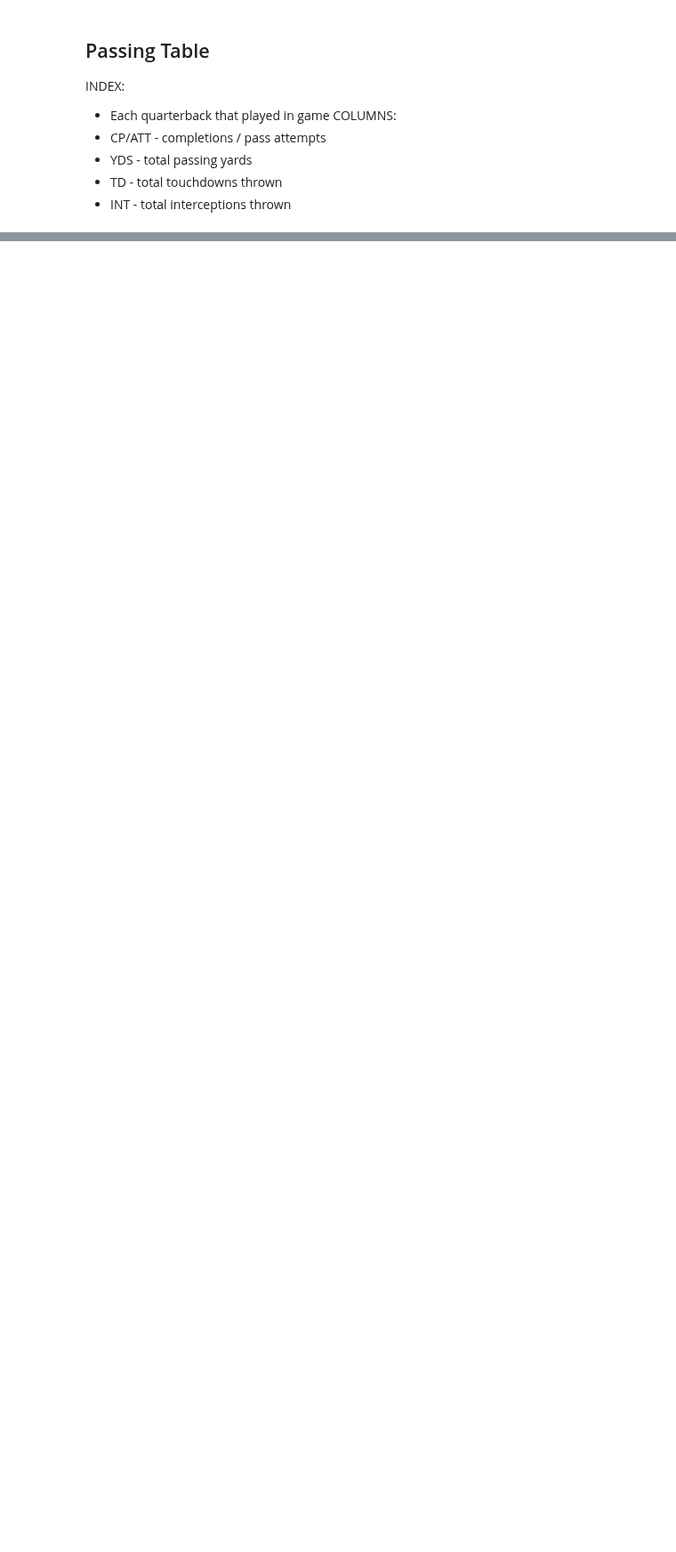
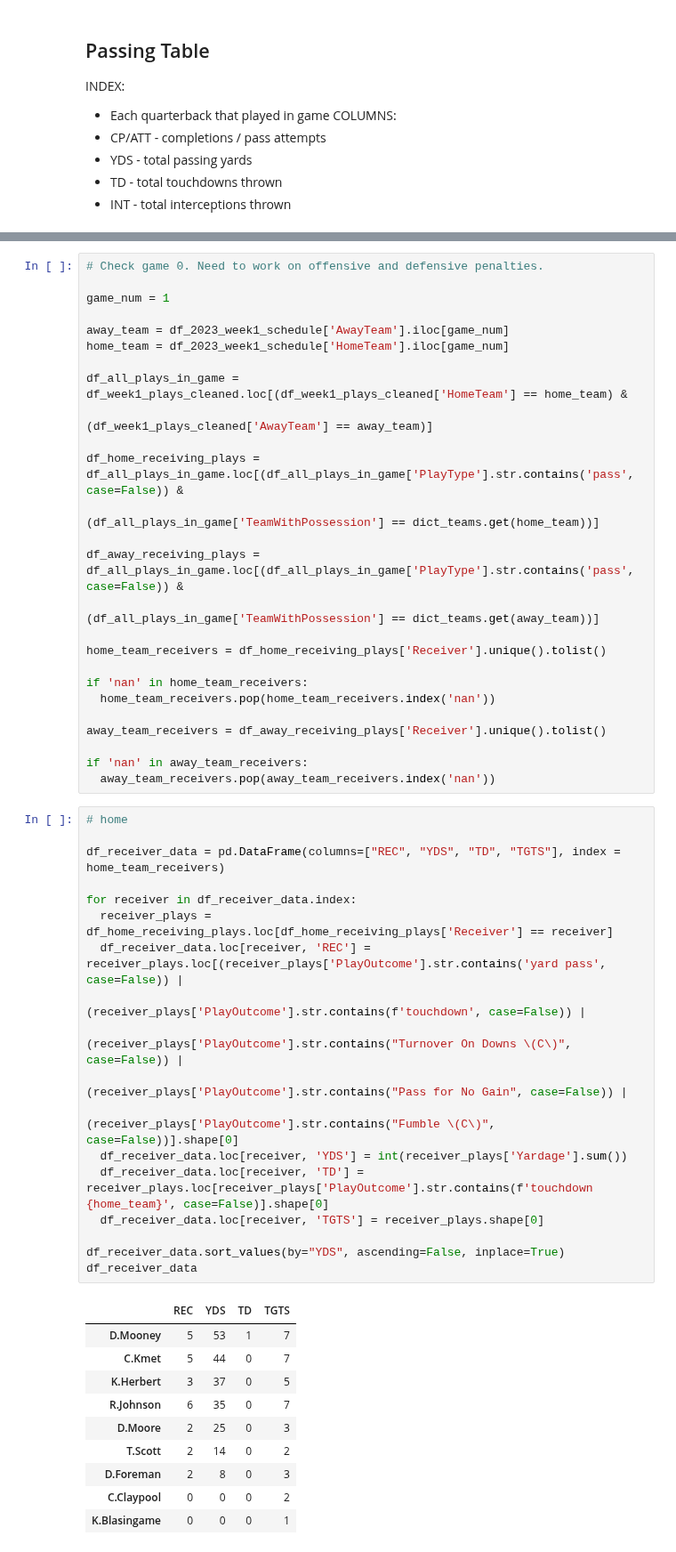
Before and after one commit to KeoniM/NFL_Data_Cleaning, a Jupyter notebook: NFL_Plays_Week1_2023.ipynb, the cells around one changed output, grey strips where cells are left out. Shown at 89% size. Drawn from its saved outputs; the diff is of its cells as text; blank space fills up the shorter version.

```diff
--- a/NFL_Plays_Week1_2023.ipynb
+++ b/NFL_Plays_Week1_2023.ipynb
@@ -4720,0 +4686,55 @@ df_all_plays_in_game['PlayDescription'].loc[337]
+# %%
+# Check game 0. Need to work on offensive and defensive penalties.
+
+game_num = 1
+
+away_team = df_2023_week1_schedule['AwayTeam'].iloc[game_num]
+home_team = df_2023_week1_schedule['HomeTeam'].iloc[game_num]
+
+df_all_plays_in_game = df_week1_plays_cleaned.loc[(df_week1_plays_cleaned['HomeTeam'] == home_team) &
+                                                  (df_week1_plays_cleaned['AwayTeam'] == away_team)]
+
+df_home_receiving_plays = df_all_plays_in_game.loc[(df_all_plays_in_game['PlayType'].str.contains('pass', case=False)) &
+                                                 (df_all_plays_in_game['TeamWithPossession'] == dict_teams.get(home_team))]
+
+df_away_receiving_plays = df_all_plays_in_game.loc[(df_all_plays_in_game['PlayType'].str.contains('pass', case=False)) &
+                                                 (df_all_plays_in_game['TeamWithPossession'] == dict_teams.get(away_team))]
+
+home_team_receivers = df_home_receiving_plays['Receiver'].unique().tolist()
+
+if 'nan' in home_team_receivers:
+  home_team_receivers.pop(home_team_receivers.index('nan'))
+
+away_team_receivers = df_away_receiving_plays['Receiver'].unique().tolist()
+
+if 'nan' in away_team_receivers:
+  away_team_receivers.pop(away_team_receivers.index('nan'))
+# %%
+# home
+
+df_receiver_data = pd.DataFrame(columns=["REC", "YDS", "TD", "TGTS"], index = home_team_receivers)
+
+for receiver in df_receiver_data.index:
+  receiver_plays = df_home_receiving_plays.loc[df_home_receiving_plays['Receiver'] == receiver]
+  df_receiver_data.loc[receiver, 'REC'] = receiver_plays.loc[(receiver_plays['PlayOutcome'].str.contains('yard pass', case=False)) |
+                                                             (receiver_plays['PlayOutcome'].str.contains(f'touchdown', case=False)) |
+                                                             (receiver_plays['PlayOutcome'].str.contains("Turnover On Downs \(C\)", case=False)) |
+                                                             (receiver_plays['PlayOutcome'].str.contains("Pass for No Gain", case=False)) |
+                                                             (receiver_plays['PlayOutcome'].str.contains("Fumble \(C\)", case=False))].shape[0]
+  df_receiver_data.loc[receiver, 'YDS'] = int(receiver_plays['Yardage'].sum())
+  df_receiver_data.loc[receiver, 'TD'] = receiver_plays.loc[receiver_plays['PlayOutcome'].str.contains(f'touchdown {home_team}', case=False)].shape[0]
+  df_receiver_data.loc[receiver, 'TGTS'] = receiver_plays.shape[0]
+
+df_receiver_data.sort_values(by="YDS", ascending=False, inplace=True)
+df_receiver_data
+# %% [output]
+|  | REC | YDS | TD | TGTS |
+| D.Mooney | 5 | 53 | 1 | 7 |
+| C.Kmet | 5 | 44 | 0 | 7 |
+| K.Herbert | 3 | 37 | 0 | 5 |
+| R.Johnson | 6 | 35 | 0 | 7 |
+| D.Moore | 2 | 25 | 0 | 3 |
+| T.Scott | 2 | 14 | 0 | 2 |
+| D.Foreman | 2 | 8 | 0 | 3 |
+| C.Claypool | 0 | 0 | 0 | 2 |
+| K.Blasingame | 0 | 0 | 0 | 1 |
```
Also changed, not shown: parts of 25 cells of this notebook.
